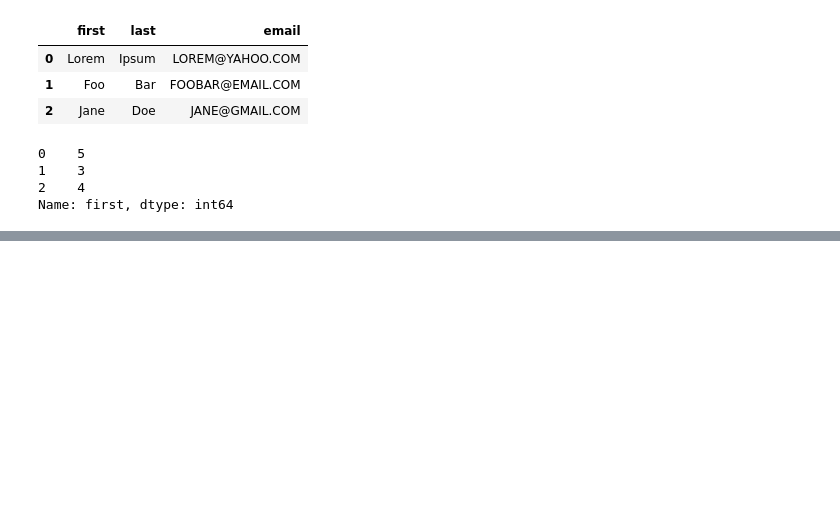
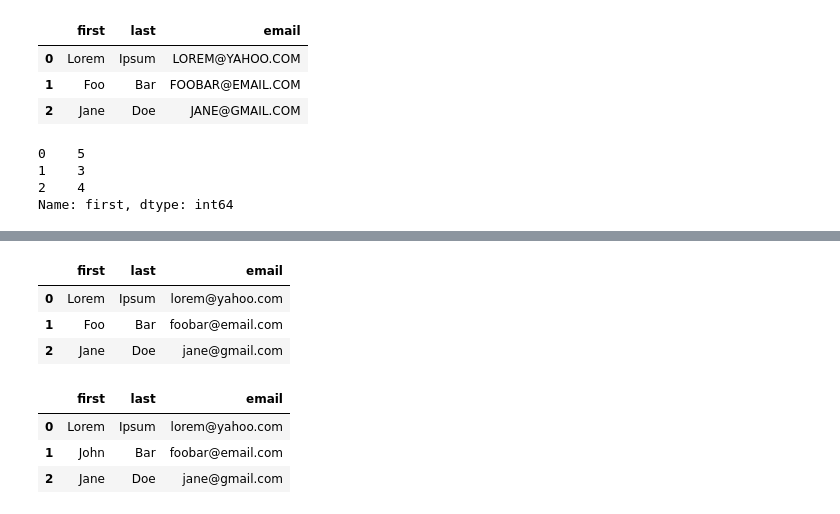
Before and after one commit to thandora/pandas-notes, a Jupyter notebook: pandas_05a.ipynb, the cells around one changed output, grey strips where cells are left out. Cells and saved outputs as stored; diff of their text form; code cells hidden in the pictures; blank space fills up the shorter version.

```diff
--- a/pandas_05a.ipynb
+++ b/pandas_05a.ipynb
@@ -334,0 +439,15 @@ dtype: int64
+# %%
+# Update the Foo first name to John
+display(df)
+
+df.replace("Foo", "John", inplace=True)
+display(df)
+# %% [output]
+|  | first | last | email |
+| 0 | Lorem | Ipsum | lorem@yahoo.com |
+| 1 | Foo | Bar | foobar@email.com |
+| 2 | Jane | Doe | jane@gmail.com |
+|  | first | last | email |
+| 0 | Lorem | Ipsum | lorem@yahoo.com |
+| 1 | John | Bar | foobar@email.com |
+| 2 | Jane | Doe | jane@gmail.com |
```
Also changed, not shown: parts of 14 cells of this notebook.
